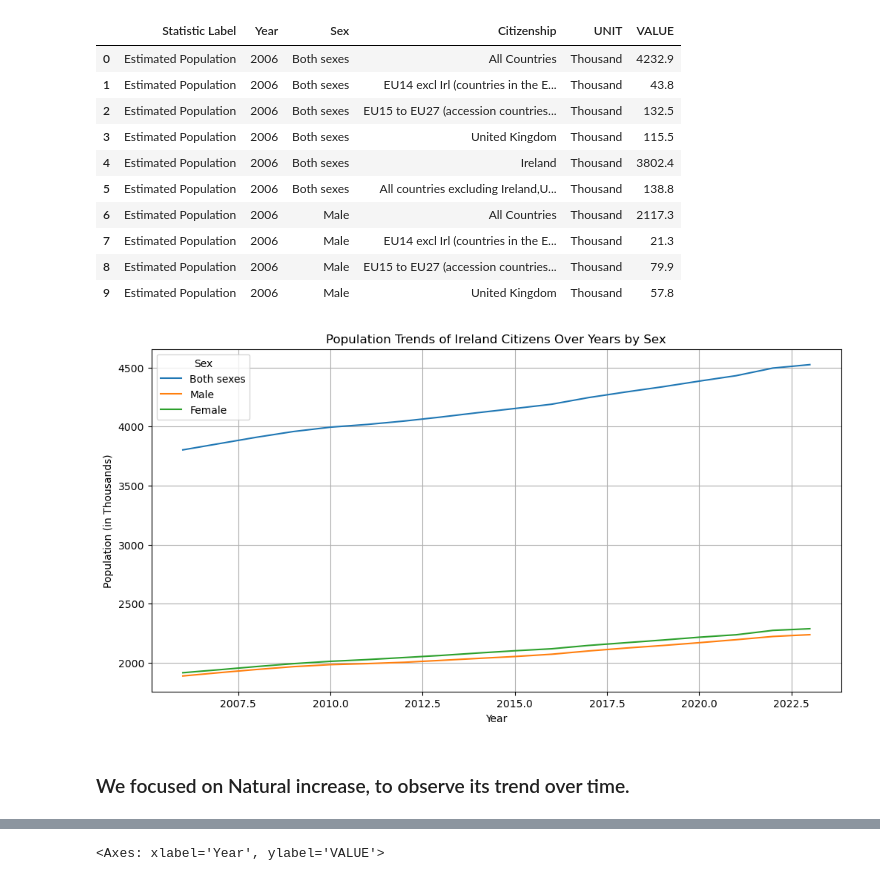
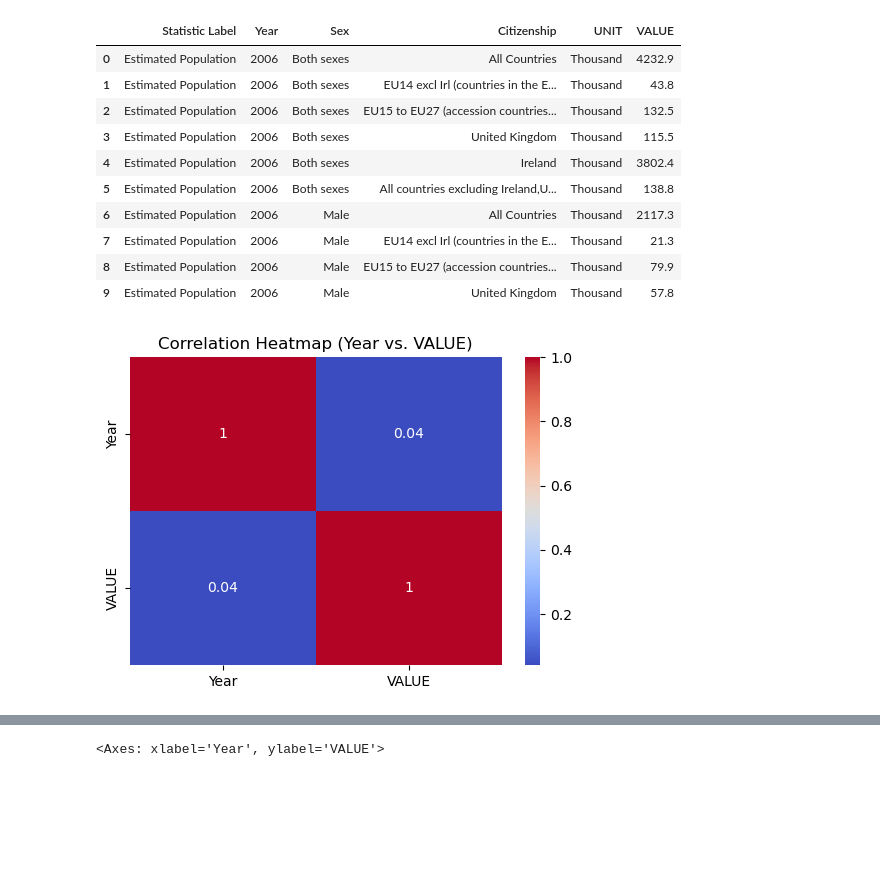
Before and after one commit to CCT2017156/MSC_DA__CA1, a Jupyter notebook: CA1-20171256.ipynb, the cells around one changed output, grey strips where cells are left out. Cells and saved outputs as stored; diff of their text form; code cells hidden in the pictures; blank space fills up the shorter version.

```diff
--- a/CA1-20171256.ipynb
+++ b/CA1-20171256.ipynb
@@ -157,23 +159,13 @@ df2_EP.head(10) #First 10 rows
 | 7 | Estimated Population | 2006 | Male | EU14 excl Irl (countries in the E... | Thousand | 21.3 |
 | 8 | Estimated Population | 2006 | Male | EU15 to EU27 (accession countries... | Thousand | 79.9 |
 | 9 | Estimated Population | 2006 | Male | United Kingdom | Thousand | 57.8 |
-# %%
-# Comparison of Population Trends by Sex
-# Assuming we are focusing on a specific citizenship, e.g., 'Ireland'
-
-# Filtering data for Ireland citizens
-ireland_population = df2_EP[df2_EP['Citizenship'] == 'Ireland']
-
-# Plotting the population trends for different sexes over the years
-plt.figure(figsize=(12, 6))
-sns.lineplot(x='Year', y='VALUE', hue='Sex', data=ireland_population)
-plt.title('Population Trends of Ireland Citizens Over Years by Sex')
-plt.xlabel('Year')
-plt.ylabel('Population (in Thousands)')
-plt.legend(title='Sex')
-plt.grid(True)
-plt.show()
-# %% [output]
-[figure, removed]
-# %% [markdown]
-### We focused on Natural increase, to observe its trend over time.
+# %%
+## Here we visualize correlations between variables, "Year" and "VALUE."
+
+correlation_matrix = df2_EP[["Year", "VALUE"]].corr()
+plt.figure(figsize=(6, 4))
+sns.heatmap(correlation_matrix, annot=True, cmap="coolwarm")
+plt.title("Correlation Heatmap (Year vs. VALUE)")
+plt.show()
+# %% [output]
+[figure, added]
```
Also changed, not shown: parts of 72 cells of this notebook.
